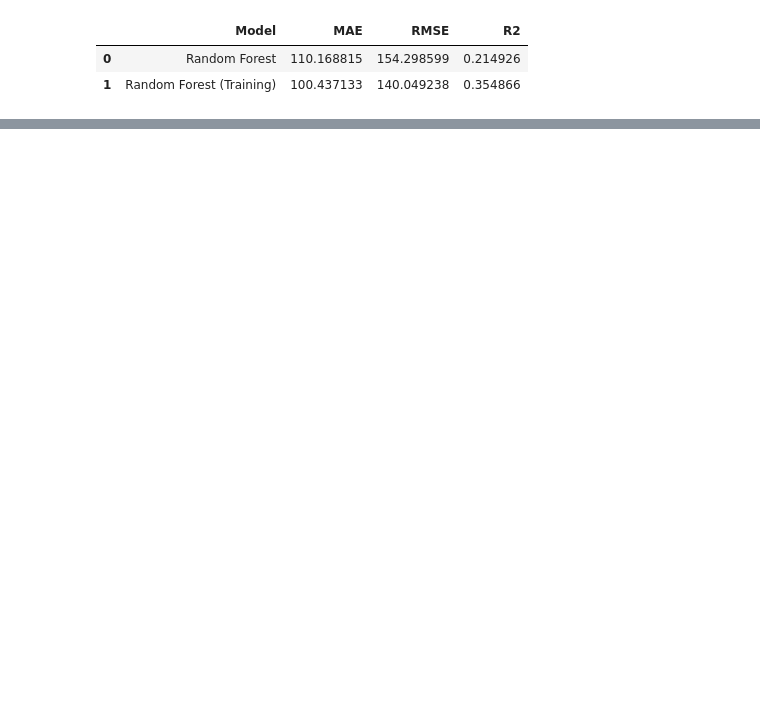
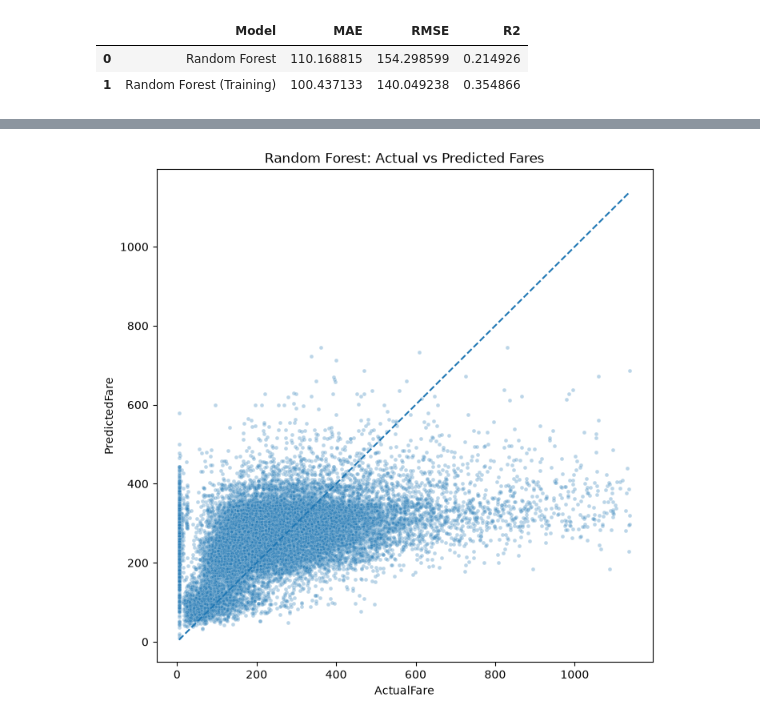
Before and after one commit to Anythingsaf22/Analyse-US-Domestic-flights, a Jupyter notebook: Notebooks/notebook4.ipynb, the cells around one changed output, grey strips where cells are left out. Saved outputs shown, nothing was run; the diff lists cells and outputs as text; code cells hidden in the pictures; blank space fills up the shorter version.

```diff
--- a/Notebooks/notebook4.ipynb
+++ b/Notebooks/notebook4.ipynb
@@ -453,0 +533,10 @@ display(pd.DataFrame([random_forest_results, random_forest_train_results]))
+# %%
+plt.figure(figsize=(8, 8))
+sns.scatterplot(data = rf_residual, x = 'ActualFare', y = 'PredictedFare', s = 12, alpha = 0.3)
+min_value = min(rf_residual['ActualFare'].min(), rf_residual['PredictedFare'].min())
+max_value = max(rf_residual['ActualFare'].max(), rf_residual['PredictedFare'].max())
+plt.plot([min_value, max_value], [min_value, max_value], linestyle = '--')
+plt.title('Random Forest: Actual vs Predicted Fares')
+plt.show()
+# %% [output]
+[figure, added]
```
Also changed, not shown: parts of 14 cells of this notebook.
